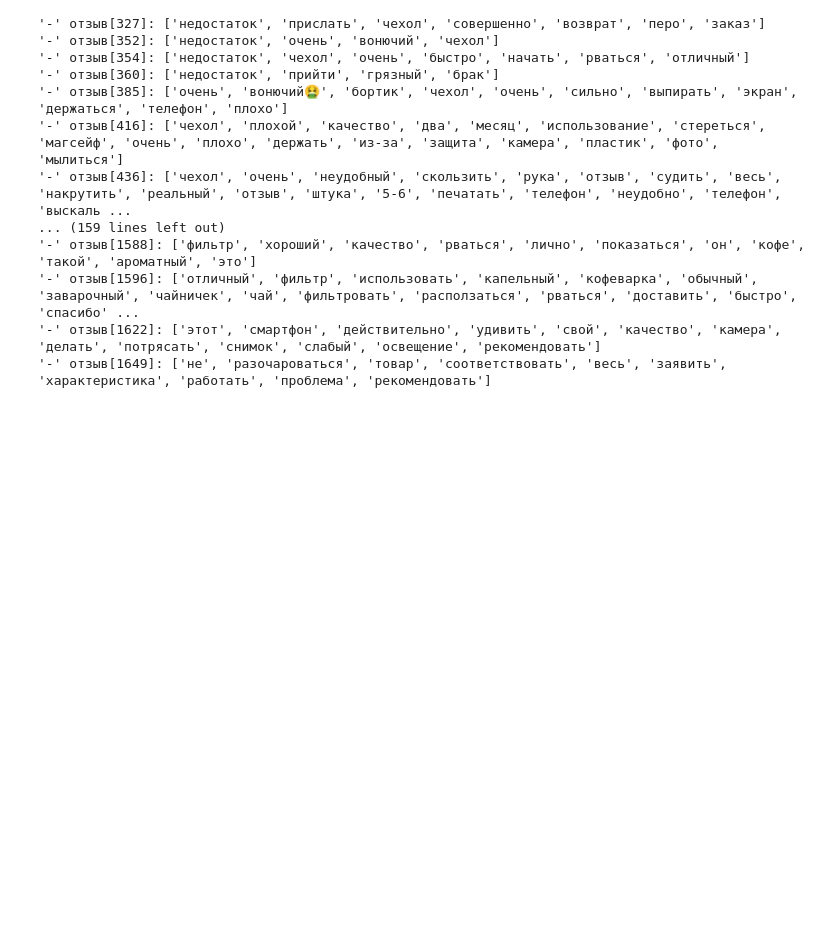
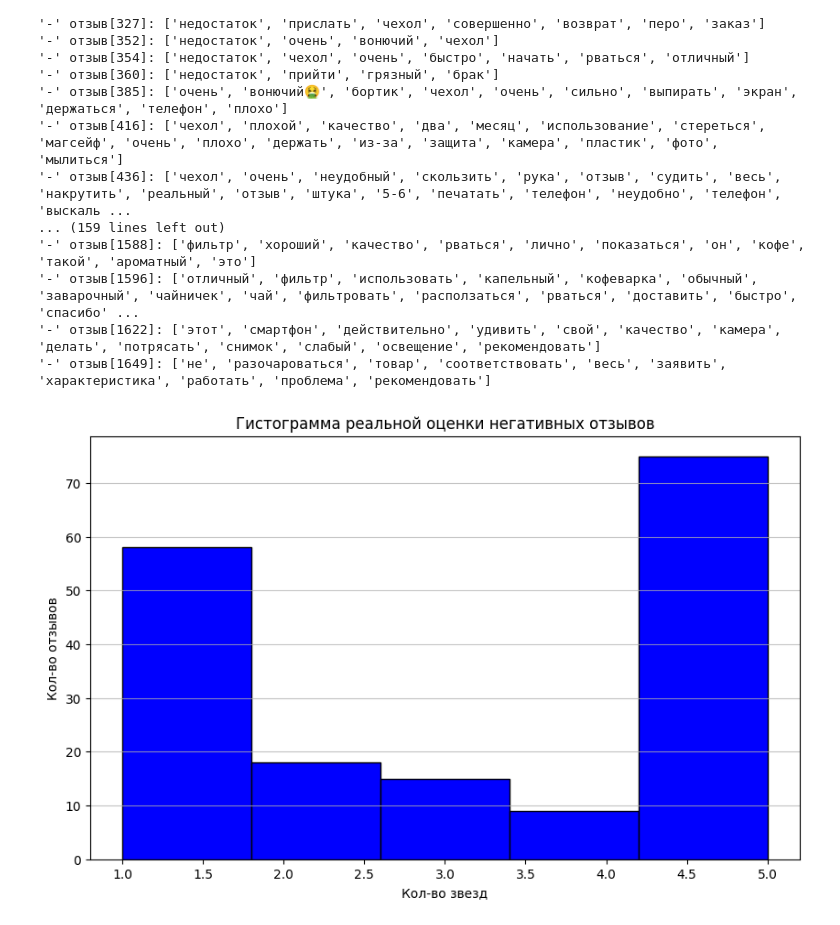
Before and after one commit to Garinelli/ReviewAI, a Jupyter notebook: ml/word_analysis.ipynb, the cells around one changed output. Cells and saved outputs as stored; diff of their text form; code cells hidden in the pictures; blank space fills up the shorter version.

Commit message:
Build a histogram to evaluate the performance of the negative word list

```diff
--- a/ml/word_analysis.ipynb
+++ b/ml/word_analysis.ipynb
@@ -278,9 +278,11 @@ count_neg_reviews
 175
 # %%
 i = -1
+indexes_neg = []
 for review, sentiment in zip(reviews, sentiments):
     i += 1
     if sentiment < 0:
+        indexes_neg.append(i)
         print(f"'-' отзыв[{i}]: {review}")
 # %% [output]
 '-' отзыв[6]: ['куртка', 'очень', 'большемерить', 'зима', 'оформить', 'возврат', '52', 'заказать', '48', 'сезон', 'тёплый', 'ноябрь', 'март']
@@ -300,3 +302,16 @@ for review, sentiment in zip(reviews, sentiments):
 '-' отзыв[1596]: ['отличный', 'фильтр', 'использовать', 'капельный', 'кофеварка', 'обычный', 'заварочный', 'чайничек', 'чай', 'фильтровать', 'расползаться', 'рваться', 'доставить', 'быстро', 'спасибо' ...
 '-' отзыв[1622]: ['этот', 'смартфон', 'действительно', 'удивить', 'свой', 'качество', 'камера', 'делать', 'потрясать', 'снимок', 'слабый', 'освещение', 'рекомендовать']
 '-' отзыв[1649]: ['не', 'разочароваться', 'товар', 'соответствовать', 'весь', 'заявить', 'характеристика', 'работать', 'проблема', 'рекомендовать']
+# %%
+stars_of_neg_reviews = [int(df.iloc[i]["Star review"]) for i in indexes_neg]
+# %%
+# Построим гистограмму
+plt.figure(figsize=(10, 6))
+plt.hist(stars_of_neg_reviews, bins=5, color='blue', edgecolor='black')
+plt.title('Гистограмма реальной оценки негативных отзывов')
+plt.xlabel('Кол-во звезд')
+plt.ylabel('Кол-во отзывов')
+plt.grid(axis='y', alpha=0.75)
+plt.show()
+# %% [output]
+[figure, added]
```
